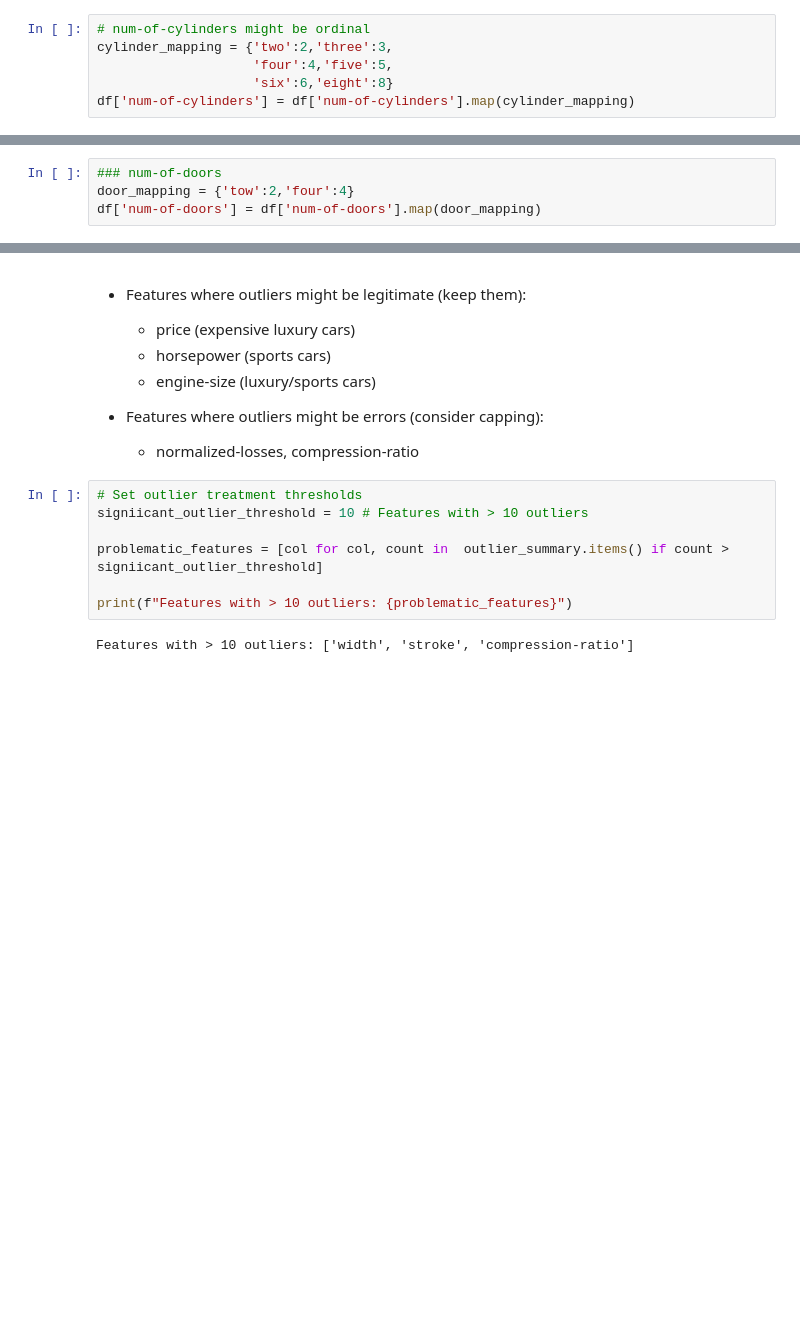
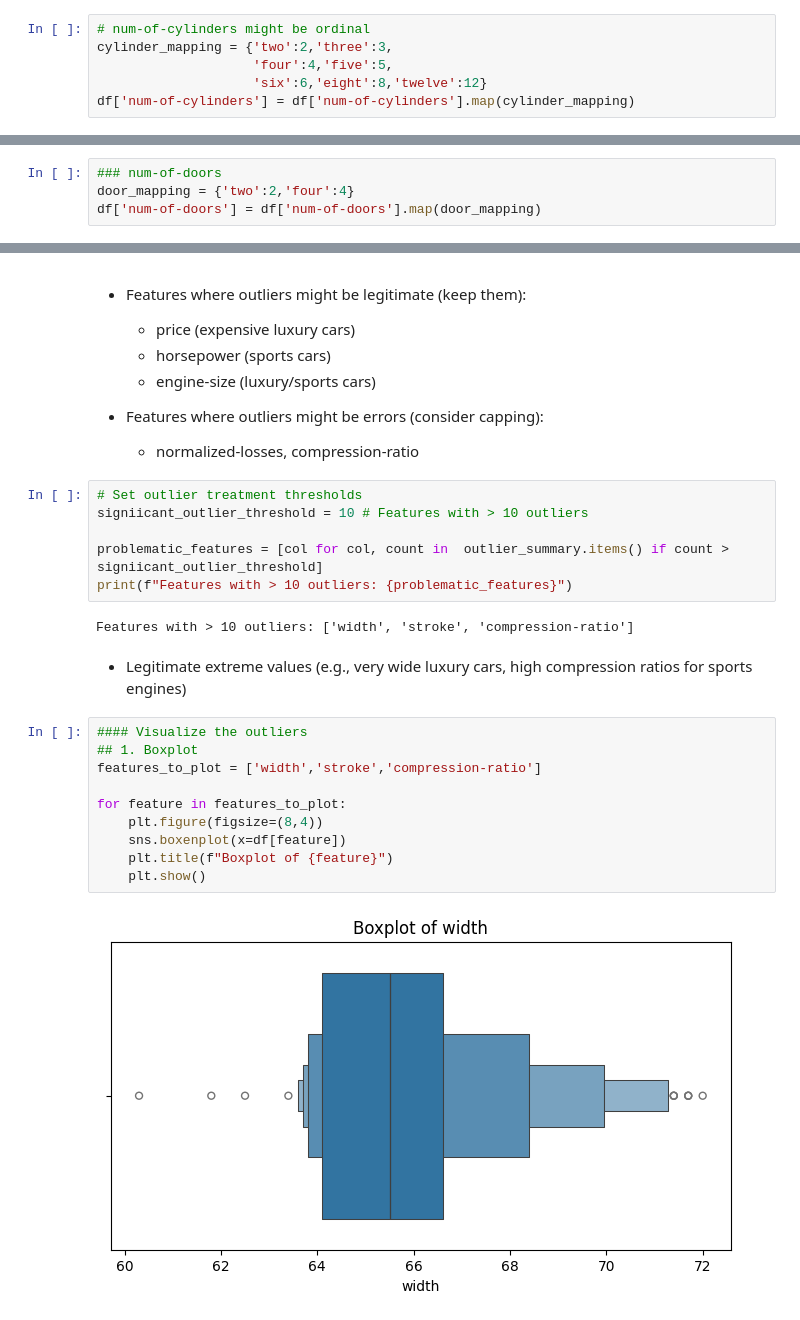
Before and after one commit to Kumbhakarn/classic-ml-algorithms, a Jupyter notebook: notebooks/linear-regression.ipynb, the cells around one changed output, grey strips where cells are left out. Cells and saved outputs as stored; diff of their text form; blank space fills up the shorter version.

```diff
--- a/notebooks/linear-regression.ipynb
+++ b/notebooks/linear-regression.ipynb
@@ -235,5 +247,5 @@ Name: count, dtype: int64
 # num-of-cylinders might be ordinal
 cylinder_mapping = {'two':2,'three':3,
                     'four':4,'five':5,
-                    'six':6,'eight':8}
+                    'six':6,'eight':8,'twelve':12}
 df['num-of-cylinders'] = df['num-of-cylinders'].map(cylinder_mapping)
@@ -240,4 +259,4 @@ df['num-of-cylinders'] = df['num-of-cylinders'].map(cylinder_mapping)
 # %%
 ### num-of-doors
-door_mapping = {'tow':2,'four':4}
+door_mapping = {'two':2,'four':4}
 df['num-of-doors'] = df['num-of-doors'].map(door_mapping)
@@ -328,7 +385,20 @@ normalized-losses: 8
 signiicant_outlier_threshold = 10 # Features with > 10 outliers
 
 problematic_features = [col for col, count in  outlier_summary.items() if count > signiicant_outlier_threshold]
-
 print(f"Features with > 10 outliers: {problematic_features}")
 # %% [output]
 Features with > 10 outliers: ['width', 'stroke', 'compression-ratio']
+# %% [markdown]
+- Legitimate extreme values (e.g., very wide luxury cars, high compression ratios for sports engines)
+# %%
+#### Visualize the outliers
+## 1. Boxplot
+features_to_plot = ['width','stroke','compression-ratio']
+
+for feature in features_to_plot:
+    plt.figure(figsize=(8,4))
+    sns.boxenplot(x=df[feature])
+    plt.title(f"Boxplot of {feature}")
+    plt.show()
+# %% [output]
+[figure, added]
```
Also changed, not shown: parts of 14 cells of this notebook.
